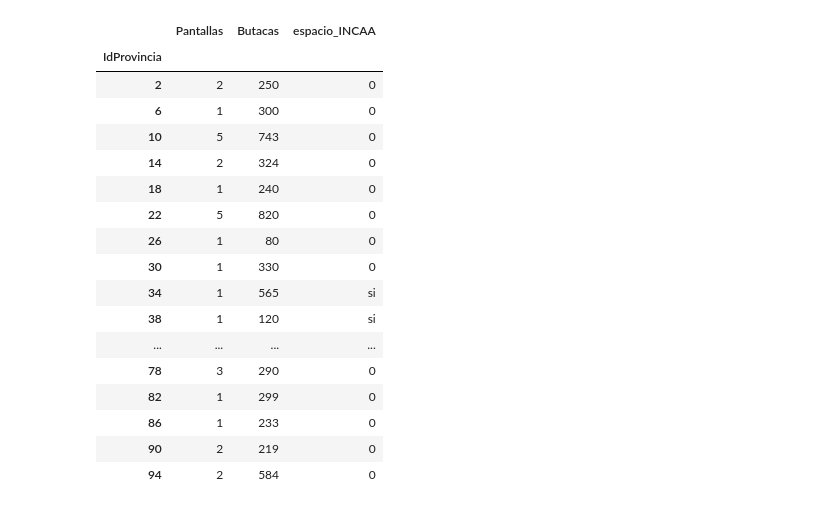
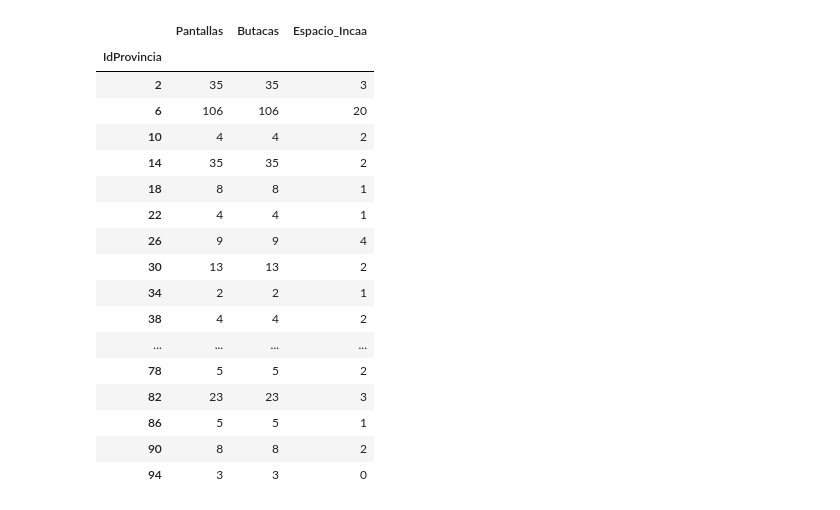
Before and after one commit to yesicadematos/Data-Analyst, a Jupyter notebook: prueba/resultado_total.ipynb, the cells around one changed output. Cells and saved outputs as stored; diff of their text form; code cells hidden in the pictures.

```diff
--- a/prueba/resultado_total.ipynb
+++ b/prueba/resultado_total.ipynb
@@ -52,0 +60,3 @@ Index(['IdMuseos', 'IdProvincia', 'IdDepartamento', 'Cod_Loc', 'nombre',
+# %%
+df_total_parcial=df_totalB.append(df_totalC ,sort=False,ignore_index=False)
+# .append(df_totalM  , ignore_index=False)
@@ -52,0 +72,3 @@ Index(['IdMuseos', 'IdProvincia', 'IdDepartamento', 'Cod_Loc', 'nombre',
+# %%
+df_total = df_total_parcial.append(df_totalM, sort=False,ignore_index=False)
+df_total.tail()
@@ -87,21 +154,21 @@ con=enginesexy.execute
 # %%
-df_totalC.groupby('IdProvincia')[['Pantallas', 'Butacas', 'espacio_INCAA']].sum()
+df_total.groupby(['IdProvincia'])[['Pantallas', 'Butacas', 'Espacio_Incaa']].count()
 # %% [output]
-|  | Pantallas | Butacas | espacio_INCAA |
+|  | Pantallas | Butacas | Espacio_Incaa |
 | IdProvincia |  |  |  |
-| 2 | 2 | 250 | 0 |
-| 6 | 1 | 300 | 0 |
-| 10 | 5 | 743 | 0 |
-| 14 | 2 | 324 | 0 |
-| 18 | 1 | 240 | 0 |
-| 22 | 5 | 820 | 0 |
-| 26 | 1 | 80 | 0 |
-| 30 | 1 | 330 | 0 |
-| 34 | 1 | 565 | si |
-| 38 | 1 | 120 | si |
+| 2 | 35 | 35 | 3 |
+| 6 | 106 | 106 | 20 |
+| 10 | 4 | 4 | 2 |
+| 14 | 35 | 35 | 2 |
+| 18 | 8 | 8 | 1 |
+| 22 | 4 | 4 | 1 |
+| 26 | 9 | 9 | 4 |
+| 30 | 13 | 13 | 2 |
+| 34 | 2 | 2 | 1 |
+| 38 | 4 | 4 | 2 |
 | ... | ... | ... | ... |
-| 78 | 3 | 290 | 0 |
-| 82 | 1 | 299 | 0 |
-| 86 | 1 | 233 | 0 |
-| 90 | 2 | 219 | 0 |
-| 94 | 2 | 584 | 0 |
+| 78 | 5 | 5 | 2 |
+| 82 | 23 | 23 | 3 |
+| 86 | 5 | 5 | 1 |
+| 90 | 8 | 8 | 2 |
+| 94 | 3 | 3 | 0 |
```
Also changed, not shown: parts of 16 cells of this notebook, 3 other files.
